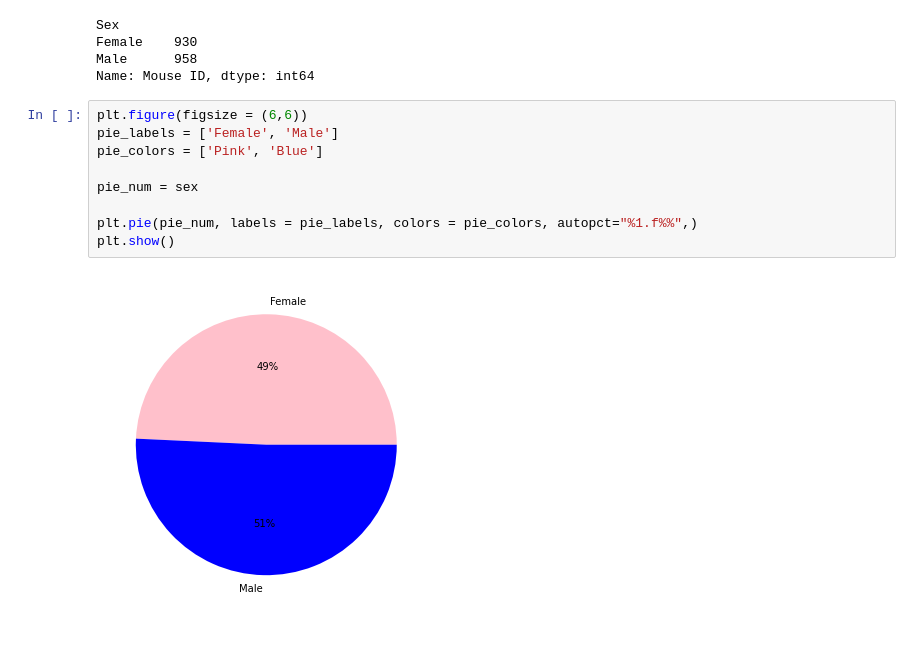
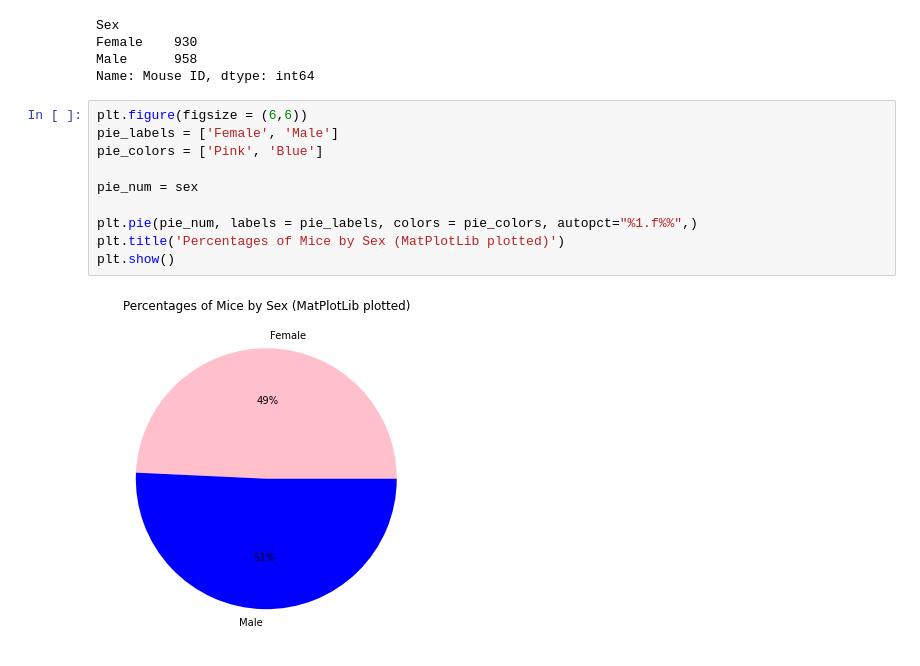
Before and after one commit to cyberkatie/visualization-challenge, a Jupyter notebook: module_5_starter_code/module_5_starter_code/Pymaceuticals/PymaceuticalsSolutions.ipynb, the cells around one changed output. Saved outputs shown, nothing was run; the diff lists cells and outputs as text.

```diff
--- a/module_5_starter_code/module_5_starter_code/Pymaceuticals/PymaceuticalsSolutions.ipynb
+++ b/module_5_starter_code/module_5_starter_code/Pymaceuticals/PymaceuticalsSolutions.ipynb
@@ -214,11 +211,12 @@ Name: Mouse ID, dtype: int64
 # %%
 plt.figure(figsize = (6,6))
 pie_labels = ['Female', 'Male']
 pie_colors = ['Pink', 'Blue']
 
 pie_num = sex
 
 plt.pie(pie_num, labels = pie_labels, colors = pie_colors, autopct="%1.f%%",)
+plt.title('Percentages of Mice by Sex (MatPlotLib plotted)')
 plt.show()
 # %% [output]
-[figure, old version]
+[figure, new version]
```
Also changed, not shown: parts of 38 cells of this notebook.
